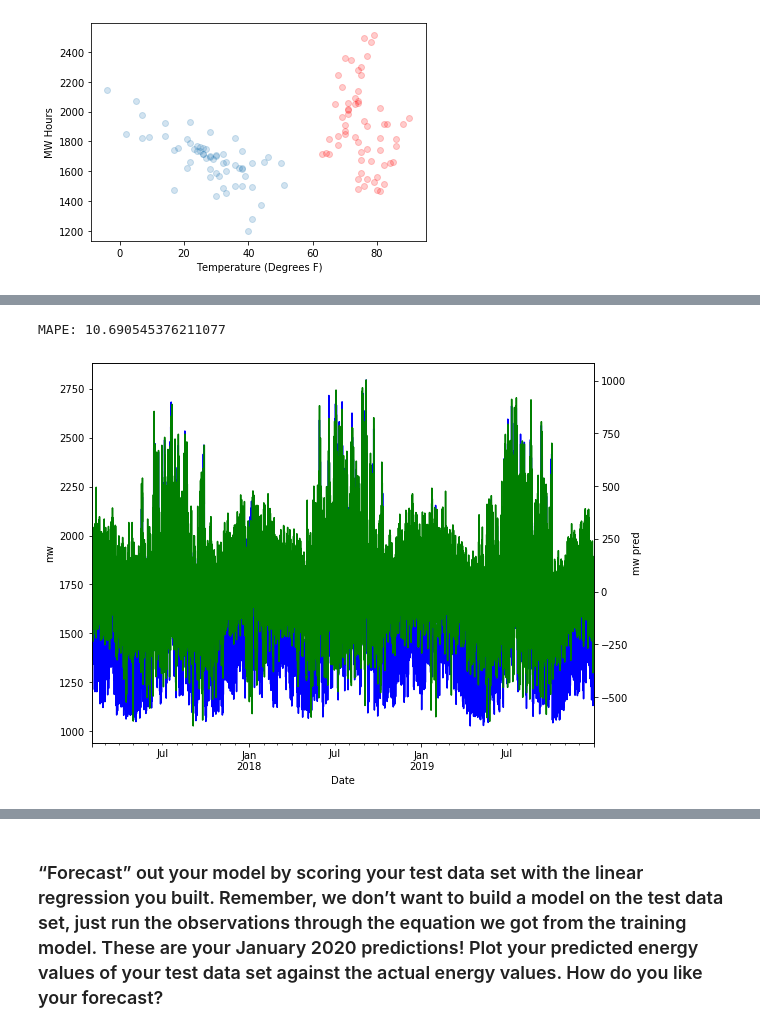
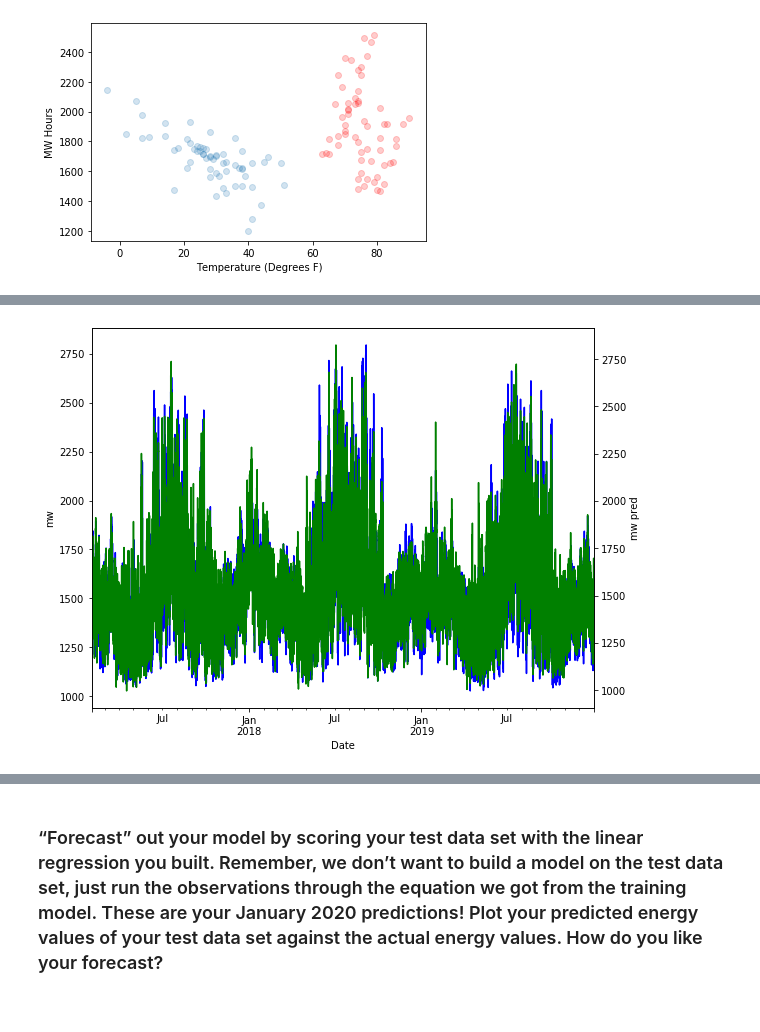
Before and after one commit to wordsmithereens/time_series_energy_demand, a Jupyter notebook: modeling.ipynb, the cells around one changed output, grey strips where cells are left out. Cells and saved outputs as stored; diff of their text form; code cells hidden in the pictures.

```diff
--- a/modeling.ipynb
+++ b/modeling.ipynb
@@ -101,0 +88,7 @@ plt.show()
+# %%
+results = sm.OLS.from_formula('mw ~ temp_norm + temp_norm2  + C(weekday) + C(hour) + C(month) + C(day)',
+                              data=df).fit()
+df['fitted'] = results.fittedvalues
+df['APE'] = abs((df['mw'] - df['fitted'])/df['mw'])*100
+print("Training Naive Model MAPE is: ", df['APE'].mean())
+print(results.summary())
@@ -131,19 +142,3 @@ plt.ylabel('MW Hours')
 plt.show()
 # %% [output]
 [figure]
-# %%
-# So, let us combine temp and month and temp and hour; using the scaled value to avoid multicolinearity
-df['temp_norm'] = (df['temp'] - mu_temp) / s_temp
-df['temp_hour'] = df['temp_norm'] * df['hour']
-df['temp_month'] = df['temp_norm'] * df['month']
-
-# predictors = ['temp', 'temp2', 'month', 'weekday', 'hour']
-predictors = ['temp', 'temp2', 'year','month','weekday', 'hour', 'temp_hour', 'temp_month']
-outcome = 'mw'
-model = LinearRegression()
-model.fit(X=df.filter(items=predictors), y=df[outcome])
-print(f'Intercept: {model.intercept_:.3f}')
-print('Coefficients:')
-for name, coef in zip(predictors, model.coef_):
-    print(f' {name}: {coef}')
-print(f"R^2: {model.score(X=df.filter(items=predictors), y=df[outcome])}")
@@ -161,0 +147,7 @@ R^2: 0.45324238581831455
+# %%
+results = sm.OLS.from_formula('mw ~ temp_norm*C(hour) + temp_norm2*C(hour) + temp_norm*C(month) + temp_norm2*C(month) + C(weekday)*C(hour)',
+                              data=df).fit()
+# print(results.summary())
+df['fitted'] = results.fittedvalues
+df['APE'] = abs((df['mw'] - df['fitted'])/df['mw'])*100
+print("Training Naive Model MAPE is: ", df['APE'].mean())
@@ -161,0 +158,7 @@ R^2: 0.45324238581831455
+# %%
+results = sm.OLS.from_formula('mw ~ temp_norm*C(hour) + temp_norm2*C(hour) + temp_norm*C(month) + temp_norm2*C(month) + C(weekday)*C(hour) + temp_norm2*C(day) + temp_norm*C(day)',
+                              data=df).fit()
+df['fitted'] = results.fittedvalues
+df['APE'] = abs((df['mw'] - df['fitted'])/df['mw'])*100
+print("Training Naive Model MAPE is: ", df['APE'].mean())
+print(results.summary())
@@ -162,16 +183,10 @@ R^2: 0.45324238581831455
 # %%
-fitted = model.predict(df[predictors])
-residuals = df[outcome] - fitted
-tmp = np.abs(residuals / df[outcome])
-mape = 1/len(df)  * np.sum(tmp * 100)
-print(f"MAPE: {mape}")
 ax1 = df['mw'].plot(color = 'blue', figsize=(9,7))
 ax1.set_ylabel('mw')
 ax1.set_xlabel('Date')
 ax2 = ax1.twinx()
-ax2 = residuals.plot(color = 'green', figsize=(9,7))
+ax2 = df['fitted'].plot(color = 'green', figsize=(9,7))
 ax2.set_ylabel('mw pred')
 plt.show()
 # %% [output]
-MAPE: 10.690545376211077
-[figure, old version]
+[figure, new version]
```
Also changed, not shown: parts of 25 cells of this notebook, 3 other files.
